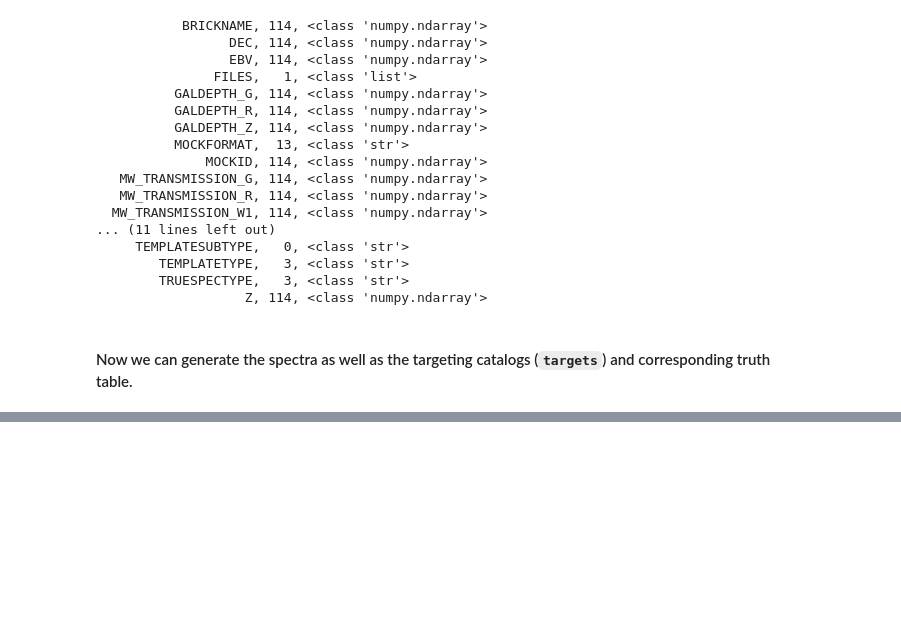
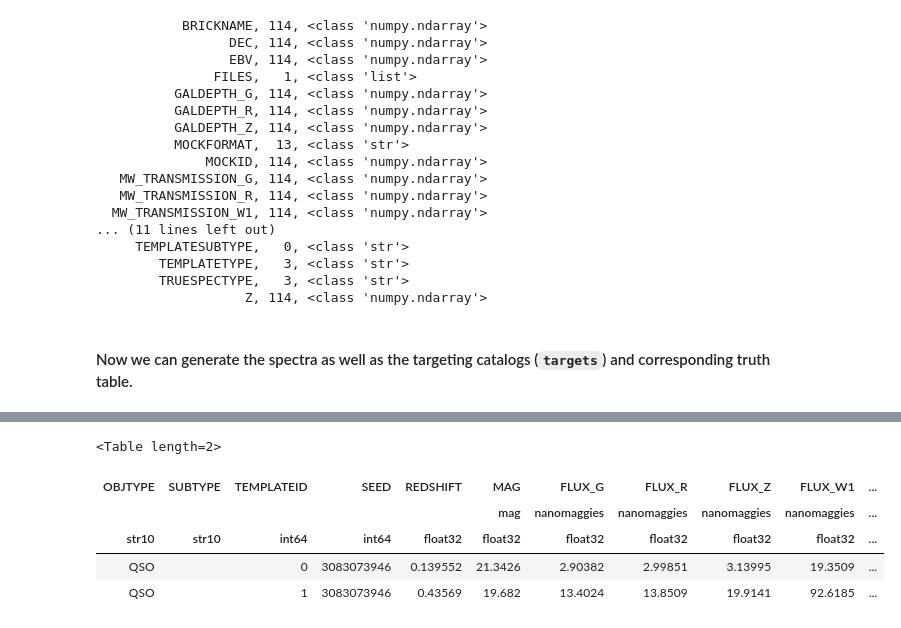
Before and after one commit to desihub/desitarget, a Jupyter notebook: doc/nb/connecting-mocks-and-spectra-examples.ipynb, the cells around one changed output, grey strips where cells are left out. Cells and saved outputs as stored; diff of their text form; code cells hidden in the pictures; blank space fills up the shorter version.

```diff
--- a/doc/nb/connecting-mocks-and-spectra-examples.ipynb
+++ b/doc/nb/connecting-mocks-and-spectra-examples.ipynb
@@ -66,0 +85,9 @@ Wall time: 4.56 s
+# %%
+meta[:2]
+# %% [output]
+<Table length=2>
+| OBJTYPE | SUBTYPE | TEMPLATEID | SEED | REDSHIFT | MAG | FLUX_G | FLUX_R | FLUX_Z | FLUX_W1 | ... |
+|  |  |  |  |  | mag | nanomaggies | nanomaggies | nanomaggies | nanomaggies | ... |
+| str10 | str10 | int64 | int64 | float32 | float32 | float32 | float32 | float32 | float32 | ... |
+| QSO |  | 0 | 3083073946 | 0.139552 | 21.3426 | 2.90382 | 2.99851 | 3.13995 | 19.3509 | ... |
+| QSO |  | 1 | 3083073946 | 0.43569 | 19.682 | 13.4024 | 13.8509 | 19.9141 | 92.6185 | ... |
```
Also changed, not shown: parts of 29 cells of this notebook, 1 other file.
